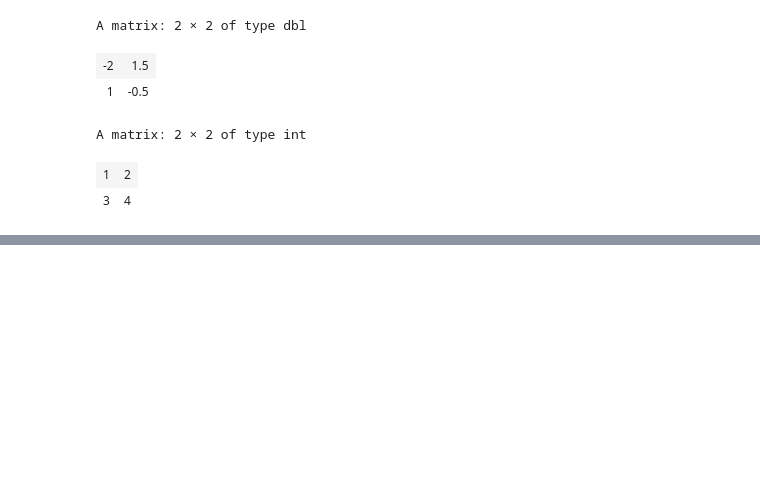
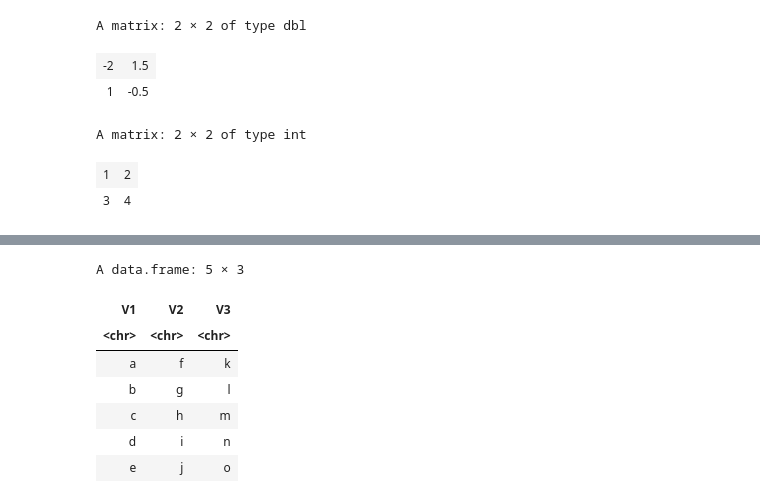
Before and after one commit to rickiepark/knou_stat, a Jupyter notebook: r_computing/3장.ipynb, the cells around one changed output, grey strips where cells are left out. Cells and saved outputs as stored; diff of their text form; code cells hidden in the pictures; blank space fills up the shorter version.

```diff
--- a/r_computing/3장.ipynb
+++ b/r_computing/3장.ipynb
@@ -339,0 +702,13 @@ A matrix: 2 × 2 of type int
+# %%
+# 행렬을 데이터 프레임으로 변환함
+test3 = as.data.frame(a1)
+test3
+# %% [output]
+A data.frame: 5 × 3
+| V1 | V2 | V3 |
+| <chr> | <chr> | <chr> |
+| a | f | k |
+| b | g | l |
+| c | h | m |
+| d | i | n |
+| e | j | o |
```
Also changed, not shown: parts of 56 cells of this notebook.
